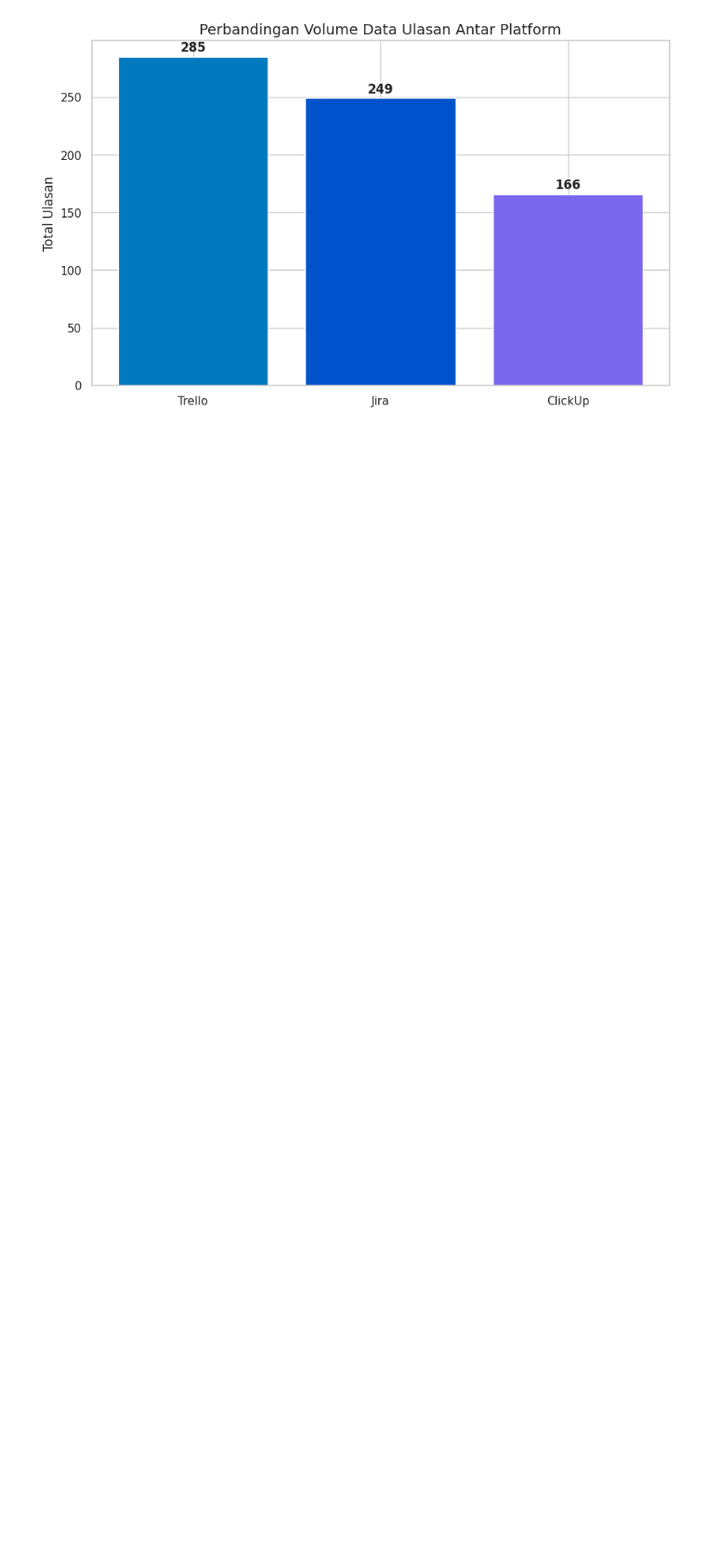
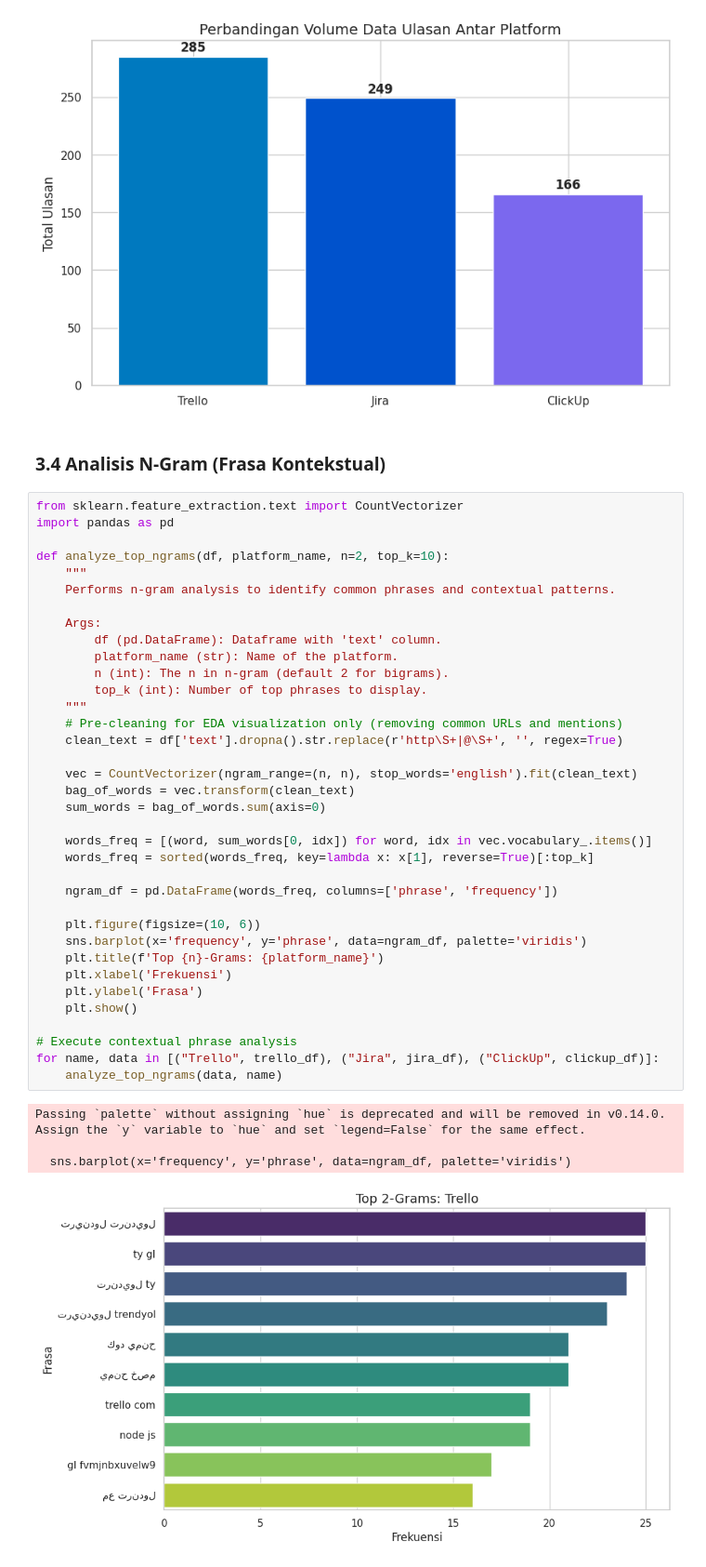
Before and after one commit to LatiefDataVisionary/pm-tools-absa-analysis, a Jupyter notebook: notebook/absa_x.ipynb, the cells around one changed output. Shown at 93% size. Saved outputs shown, nothing was run; the diff lists cells and outputs as text; blank space fills up the shorter version.

```diff
--- a/notebook/absa_x.ipynb
+++ b/notebook/absa_x.ipynb
@@ -280,3 +284,46 @@ platform_comparison = {
 compare_platform_volume(platform_comparison)
 # %% [output]
 [figure]
+# %% [markdown]
+### **3.4 Analisis N-Gram (Frasa Kontekstual)**
+# %%
+from sklearn.feature_extraction.text import CountVectorizer
+import pandas as pd
+
+def analyze_top_ngrams(df, platform_name, n=2, top_k=10):
+    """
+    Performs n-gram analysis to identify common phrases and contextual patterns.
+
+    Args:
+        df (pd.DataFrame): Dataframe with 'text' column.
+        platform_name (str): Name of the platform.
+        n (int): The n in n-gram (default 2 for bigrams).
+        top_k (int): Number of top phrases to display.
+    """
+    # Pre-cleaning for EDA visualization only (removing common URLs and mentions)
+    clean_text = df['text'].dropna().str.replace(r'http\S+|@\S+', '', regex=True)
+
+    vec = CountVectorizer(ngram_range=(n, n), stop_words='english').fit(clean_text)
+    bag_of_words = vec.transform(clean_text)
+    sum_words = bag_of_words.sum(axis=0)
+
+    words_freq = [(word, sum_words[0, idx]) for word, idx in vec.vocabulary_.items()]
+    words_freq = sorted(words_freq, key=lambda x: x[1], reverse=True)[:top_k]
+
+    ngram_df = pd.DataFrame(words_freq, columns=['phrase', 'frequency'])
+
+    plt.figure(figsize=(10, 6))
+    sns.barplot(x='frequency', y='phrase', data=ngram_df, palette='viridis')
+    plt.title(f'Top {n}-Grams: {platform_name}')
+    plt.xlabel('Frekuensi')
+    plt.ylabel('Frasa')
+    plt.show()
+
+# Execute contextual phrase analysis
+for name, data in [("Trello", trello_df), ("Jira", jira_df), ("ClickUp", clickup_df)]:
+    analyze_top_ngrams(data, name)
+# %% [output]
+Passing `palette` without assigning `hue` is deprecated and will be removed in v0.14.0. Assign the `y` variable to `hue` and set `legend=False` for the same effect.
+
+  sns.barplot(x='frequency', y='phrase', data=ngram_df, palette='viridis')
+[figure, added]
```
Also changed, not shown: parts of 16 cells of this notebook.
